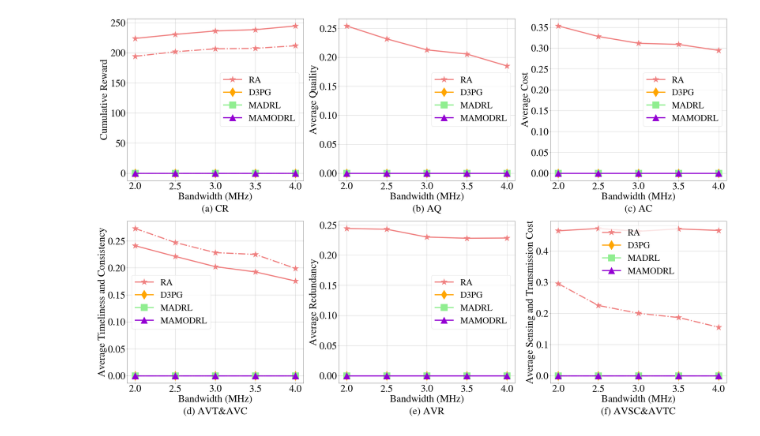
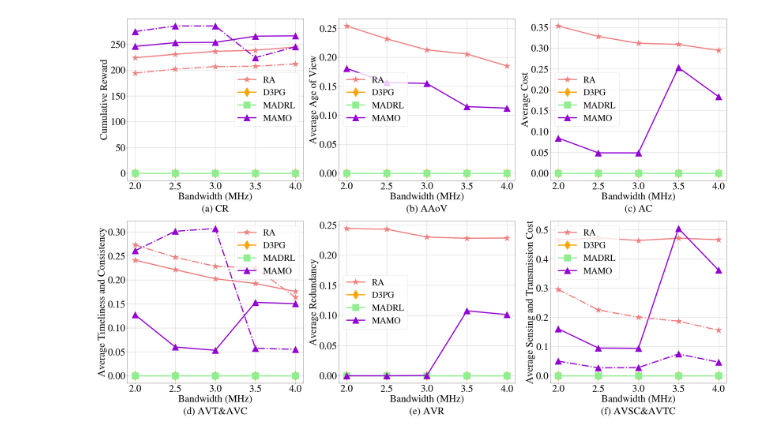
Before and after one commit to neardws/MAMO-Deep-Reinforcement-Learning, a Jupyter notebook: Figure/draw_different_bandwidths.ipynb, the cells around one changed output. Drawn from its saved outputs; the diff is of its cells as text; code cells hidden in the pictures.

Commit message:
feat(Figure): add figure of bandidth

```diff
--- a/Figure/draw_different_bandwidths.ipynb
+++ b/Figure/draw_different_bandwidths.ipynb
@@ -9,7 +9,7 @@ bmap = brewer2mpl.get_map('Pastel1', 'qualitative', 3)
 new_colors = bmap.mpl_colors
 # new_colors = ['seashell', 'honeydew', 'lightcyan']
 
-fig_title = ['(a) CR', '(b) AQ', '(c) AC', '(d) AVT&AVC', '(e) AVR', '(f) AVSC&AVTC']
+fig_title = ['(a) CR', '(b) AAoV', '(c) AC', '(d) AVT&AVC', '(e) AVR', '(f) AVSC&AVTC']
 
 labels = ['RA', 'D3PG', 'MADRL', 'MAMO']
 
@@ -32,12 +32,12 @@ x_vals = [2, 2.5, 3, 3.5, 4]
 ra_cq = [223.80005616464396, 230.49231247693857, 236.1594432768502, 238.3289811085082, 244.47733068948895]
 d3pg_cq = [0, 0, 0, 0, 0]
 madrl_cq = [0, 0, 0, 0, 0]
-mamodrl_cq = [0, 0, 0, 0, 0]
+mamodrl_cq = [245.79970621398945, 253.01658190940233, 253.55061967685384, 265.54251022605644, 266.30550164537715]
 
 ra_cc = [194.10277814874138, 201.66843894280413, 206.55159168453707, 207.3625241399546, 211.67877886576645]
 d3pg_cc = [0, 0, 0, 0, 0]
 madrl_cc = [0, 0, 0, 0, 0]
-mamodrl_cc = [0, 0, 0, 0, 0]
+mamodrl_cc = [274.71129093322395, 285.3506323692348, 285.3631281721773, 224.05845704602564, 244.92313563990965]
 
 plt.plot(x_vals, ra_cq, linestyle="-", marker=markers[0], markersize=markersize, color=colors[0], label=labels[0], linewidth=5.0)
 plt.plot(x_vals, d3pg_cq, linestyle="-", marker=markers[1], markersize=markersize, color=colors[1], label=labels[1], linewidth=5.0)
@@ -60,13 +60,13 @@ plt.legend(loc=0, fontsize = legend_size)     # 显示图例，loc=0表示图例
 #################################################################### #################################################################
 plt.subplot(2, 3, 2)
 plt.xlabel(x_label, fontsize=font_size)                          # x轴的label
-plt.ylabel('Average Quaility', fontsize=font_size)          # y轴的label     备注（plot所有的原件都可以加fontsize属性）
+plt.ylabel('Average Age of View', fontsize=font_size)          # y轴的label     备注（plot所有的原件都可以加fontsize属性）
 plt.title(fig_title[1], fontsize=font_size, y=-0.2)     # 图的title
 
 ra_aq = [0.25399981278452005, 0.231692291743538, 0.21280185574383262, 0.20557006297163943, 0.18507556436837008]
 d3pg_aq = [0, 0, 0, 0, 0]
 madrl_aq = [0, 0, 0, 0, 0]
-mamodrl_aq = [0, 0, 0, 0, 0]
+mamodrl_aq = [0.1806676459533683, 0.15661139363532545, 0.15483126774382053, 0.1148582992464787, 0.1123149945154088]
 
 plt.plot(x_vals, ra_aq, linestyle="-", marker=markers[0], markersize=markersize, color=colors[0], label=labels[0], linewidth=5.0)
 plt.plot(x_vals, d3pg_aq, linestyle="-", marker=markers[1], markersize=markersize, color=colors[1], label=labels[1], linewidth=5.0)
@@ -91,7 +91,7 @@ plt.title(fig_title[2], fontsize=font_size, y=-0.2)     # 图的title
 ra_ac = [0.3529907395041954, 0.32777187019065296, 0.31149469438487637, 0.3087915862001514, 0.2944040704474449]
 d3pg_ac = [0, 0, 0, 0, 0]
 madrl_ac = [0, 0, 0, 0, 0]
-mamodrl_ac = [0, 0, 0, 0, 0]
+mamodrl_ac = [0.084295696889253, 0.048831225435883946, 0.04878957275940891, 0.2531384765132474, 0.1835895478669668]
 
 plt.plot(x_vals, ra_ac, linestyle="-", marker=markers[0], markersize=markersize, color=colors[0], label=labels[0], linewidth=5.0)
 plt.plot(x_vals, d3pg_ac, linestyle="-", marker=markers[1], markersize=markersize, color=colors[1], label=labels[1], linewidth=5.0)
@@ -116,12 +116,12 @@ plt.title(fig_title[3], fontsize=font_size, y=-0.2)     # 图的title
 ra_avt = [0.2412132028056541, 0.22137421338424734, 0.20239961185403282, 0.1925891347104278, 0.17579030592683637]
 d3pg_avt = [0, 0, 0, 0, 0]
 madrl_avt = [0, 0, 0, 0, 0]
-mamodrl_avt = [0, 0, 0, 0, 0]
+mamodrl_avt = [0.1271245561879226, 0.059981202698978206, 0.05314253457817301, 0.1531152622987811, 0.1505093382964005]
 
-ra_avc = [0.27317972775281896, 0.24716940928247416, 0.22840522157853252, 0.22504145536345682, 0.1990034520306706]
+ra_avc = [0.27317972775281896, 0.24716940928247416, 0.22840522157853252, 0.22504145536345682, 0.1637982122733898]
 d3pg_avc = [0, 0, 0, 0, 0]
 madrl_avc = [0, 0, 0, 0, 0]
-mamodrl_avc = [0, 0, 0, 0, 0]
+mamodrl_avc = [0.2609822806015374, 0.3015566800398465, 0.307364367492292, 0.0574728546680253, 0.0550234788439212]
 
 plt.plot(x_vals, ra_avt, linestyle="-", marker=markers[0], markersize=markersize, color=colors[0], label=labels[0], linewidth=5.0)
 plt.plot(x_vals, d3pg_avt, linestyle="-", marker=markers[1], markersize=markersize, color=colors[1], label=labels[1], linewidth=5.0)
@@ -153,7 +153,7 @@ plt.title(fig_title[4], fontsize=font_size, y=-0.2)     # 图的title
 ra_avr = [0.24430952380952387, 0.24302380952380953, 0.23006666666666678, 0.22804444444444458, 0.22845555555555572]
 d3pg_avr = [0, 0, 0, 0, 0]
 madrl_avr = [0, 0, 0, 0, 0]
-mamodrl_avr = [0, 0, 0, 0, 0]
+mamodrl_avr = [0.0, 0.0, 0.0003909897292250191, 0.107719298245614, 0.1014285714285716]
 
 plt.plot(x_vals, ra_avr, linestyle="-", marker=markers[0], markersize=markersize, color=colors[0], label=labels[0], linewidth=5.0)
 plt.plot(x_vals, d3pg_avr, linestyle="-", marker=markers[1], markersize=markersize, color=colors[1], label=labels[1], linewidth=5.0)
@@ -180,34 +180,34 @@ plt.title(fig_title[5], fontsize=font_size, y=-0.2)     # 图的title
 ra_avsc = [0.46491546655170757, 0.4724059338744106, 0.4633685288701521, 0.4711254236651176, 0.46606605634813525]
 d3pg_avsc = [0, 0, 0, 0, 0]
 madrl_avsc = [0, 0, 0, 0, 0]
-mamodrl_avsc = [0, 0, 0, 0, 0]
+mamodrl_avsc = [0.1606473315526927, 0.0948876595486336, 0.09379204293274007, 0.5044090997079953, 0.3617399109069397]
 
 ra_avtc = [0.2954066203040192, 0.22551183684031692, 0.2003348737587054, 0.18683131961303862, 0.15571634199269896]
 d3pg_avtc = [0, 0, 0, 0, 0]
 madrl_avtc = [0, 0, 0, 0, 0]
-mamodrl_avtc = [0, 0, 0, 0, 0]
+mamodrl_avtc = [0.0500919106704399, 0.02719040404107629, 0.027986394101169744, 0.0745774424523164, 0.0465196730461911]
 
 plt.plot(x_vals, ra_avsc, linestyle="-", marker=markers[0], markersize=markersize, color=colors[0], label=labels[0], linewidth=5.0)
 plt.plot(x_vals, d3pg_avsc, linestyle="-", marker=markers[1], markersize=markersize, color=colors[1], label=labels[1], linewidth=5.0)
 plt.plot(x_vals, madrl_avsc, linestyle="-", marker=markers[2], markersize=markersize, color=colors[2], label=labels[2], linewidth=5.0)
 plt.plot(x_vals, mamodrl_avsc, linestyle="-", marker=markers[4], markersize=markersize, color=colors[4], label=labels[3], linewidth=5.0)
 
 plt.plot(x_vals, ra_avtc, linestyle="-.", marker=markers[0], markersize=markersize, color=colors[0], linewidth=5.0)
 plt.plot(x_vals, d3pg_avtc, linestyle="-.", marker=markers[1], markersize=markersize, color=colors[1], linewidth=5.0)
 plt.plot(x_vals, madrl_avtc, linestyle="-.", marker=markers[2], markersize=markersize, color=colors[2], linewidth=5.0)
 plt.plot(x_vals, mamodrl_avtc, linestyle="-.", marker=markers[4], markersize=markersize, color=colors[4], linewidth=5.0)
 
 
 # plt.ylim(0.2, 0.5)                     # 设置y轴的取值范围，如设置（0,5）则y轴坐标为从0开始，到5结束
 # 刻度值字体大小设置
 plt.tick_params(labelsize=font_size)        # 设置坐标轴上刻度的字体大小
 plt.legend(loc=0, fontsize = legend_size)     # 显示图例，loc=0表示图例会根据图片情况自动摆放
 ax = plt.gca()
 ax.xaxis.set_major_locator(MultipleLocator(0.5))
 plt.grid()
 # plt.savefig('different_bandwidth.png', dpi=50)
 plt.subplots_adjust(wspace =0.2, hspace =0.25)#调整子图间距
 plt.savefig("Fig-Different-Bandwidths.pdf", bbox_inches='tight')
 plt.show()
 # %% [output]
-[figure, old version]
+[figure, new version]
```
Also changed, not shown: 10 other files.
